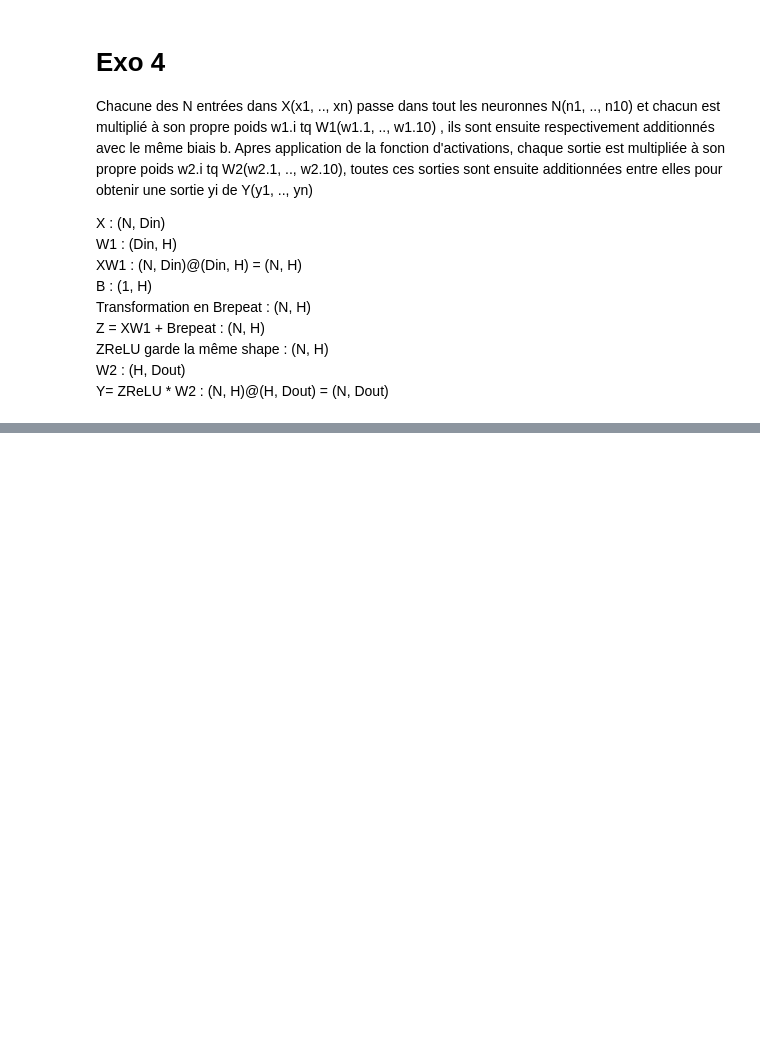
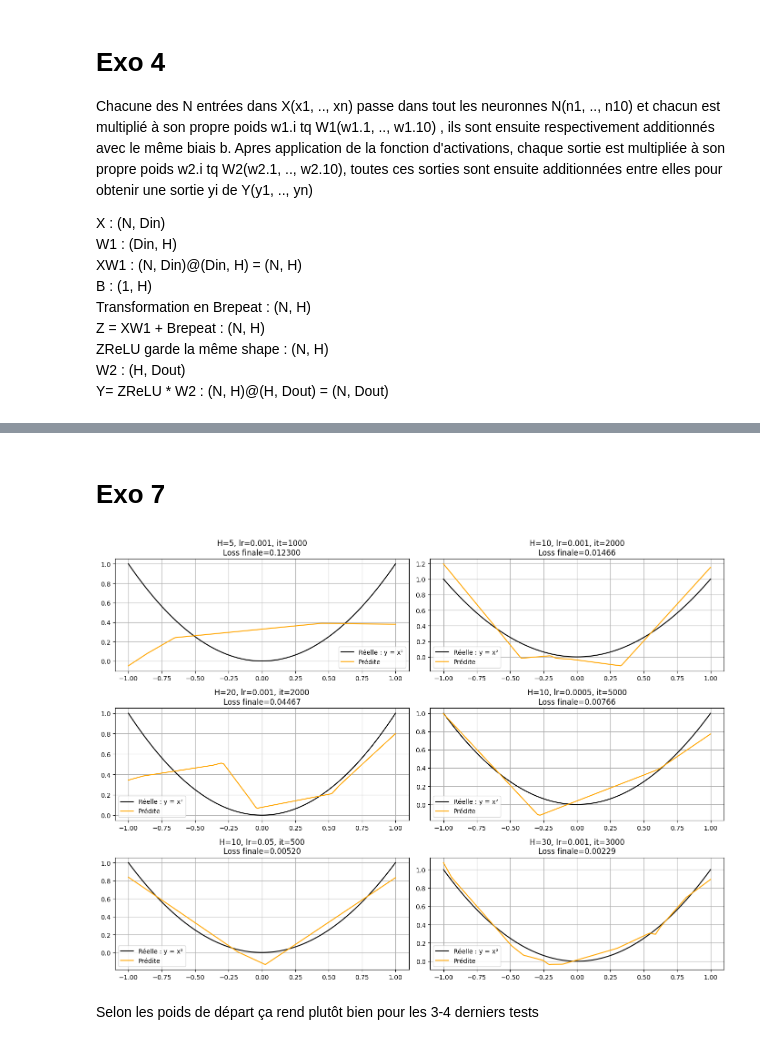
Before and after one commit to Zbrlaa/IA_Conn_TP2, a Jupyter notebook: ResNeuronne.ipynb, the cells around one changed output, grey strips where cells are left out. Drawn from its saved outputs; the diff is of its cells as text; code cells hidden in the pictures; blank space fills up the shorter version.

```diff
--- a/ResNeuronne.ipynb
+++ b/ResNeuronne.ipynb
@@ -135,0 +160,74 @@ Y= ZReLU * W2 : (N, H)@(H, Dout) = (N, Dout)
+# %% [markdown]
+# Exo 7
+# %%
+dtype = torch.float
+device = torch.device("cpu")
+
+def function(x):
+	return x ** 2
+
+def train(N, D_in, H, D_out, learning_rate, iterations):
+	x = torch.rand(N, D_in, device=device, dtype=dtype) * 2 - 1  # entre [-1, 1]
+	y = function(x)
+
+	w1 = torch.randn(D_in, H, device=device, dtype=dtype)
+	b = torch.randn(1, H, device=device, dtype=dtype)
+	w2 = torch.randn(H, D_out, device=device, dtype=dtype)
+
+	for t in range(iterations):
+		z = x.mm(w1) + b.repeat(N, 1)
+		z_relu = z.clamp(min=0)
+		y_pred = z_relu.mm(w2)
+
+		loss = (y_pred - y).pow(2).mean().item()
+
+		grad_y_pred = 2.0 * (y_pred - y) / N
+		grad_w2 = z_relu.t().mm(grad_y_pred)
+		grad_z_relu = grad_y_pred.mm(w2.t())
+		grad_z = grad_z_relu.clone()
+		grad_z[z < 0] = 0
+		grad_w1 = x.t().mm(grad_z)
+		grad_b = grad_z.sum(0)
+
+		w1 -= learning_rate * grad_w1
+		w2 -= learning_rate * grad_w2
+		b -= learning_rate * grad_b
+
+	x_test = torch.linspace(-1, 1, 200).unsqueeze(1)
+	z_test = x_test.mm(w1) + b.repeat(200, 1)
+	z_relu_test = z_test.clamp(min=0)
+	y_pred_test = z_relu_test.mm(w2)
+	y_test = function(x_test)
+
+	return x_test, y_test, y_pred_test, loss
+
+
+tests = [
+	{"H": 5,  "lr": 1e-3, "iter": 1000},
+	{"H": 10, "lr": 1e-3, "iter": 2000},
+	{"H": 20, "lr": 1e-3, "iter": 2000},
+	{"H": 10, "lr": 5e-4, "iter": 5000},
+	{"H": 10, "lr": 5e-2, "iter": 500},
+	{"H": 30, "lr": 1e-3, "iter": 3000},
+]
+
+
+plt.figure(figsize=(14, 10))
+for i, params in enumerate(tests):
+	x_test, y_test, y_pred_test, loss = train(
+		N=1000, D_in=1, D_out=1,
+		H=params["H"], learning_rate=params["lr"], iterations=params["iter"]
+	)
+	plt.subplot(3, 2, i + 1)
+	plt.plot(x_test, y_test, label="Réelle : y = x²", color='black')
+	plt.plot(x_test, y_pred_test.detach(), label="Prédite", color='orange')
+	plt.title(f"H={params['H']}, lr={params['lr']}, it={params['iter']}\nLoss finale={loss:.5f}")
+	plt.legend()
+	plt.grid(True)
+
+plt.tight_layout()
+plt.show()
+# %% [output]
+[figure, added]
+# %% [markdown]
+Selon les poids de départ ça rend plutôt bien pour les 3-4 derniers tests
```
Also changed, not shown: parts of 3 cells of this notebook.
